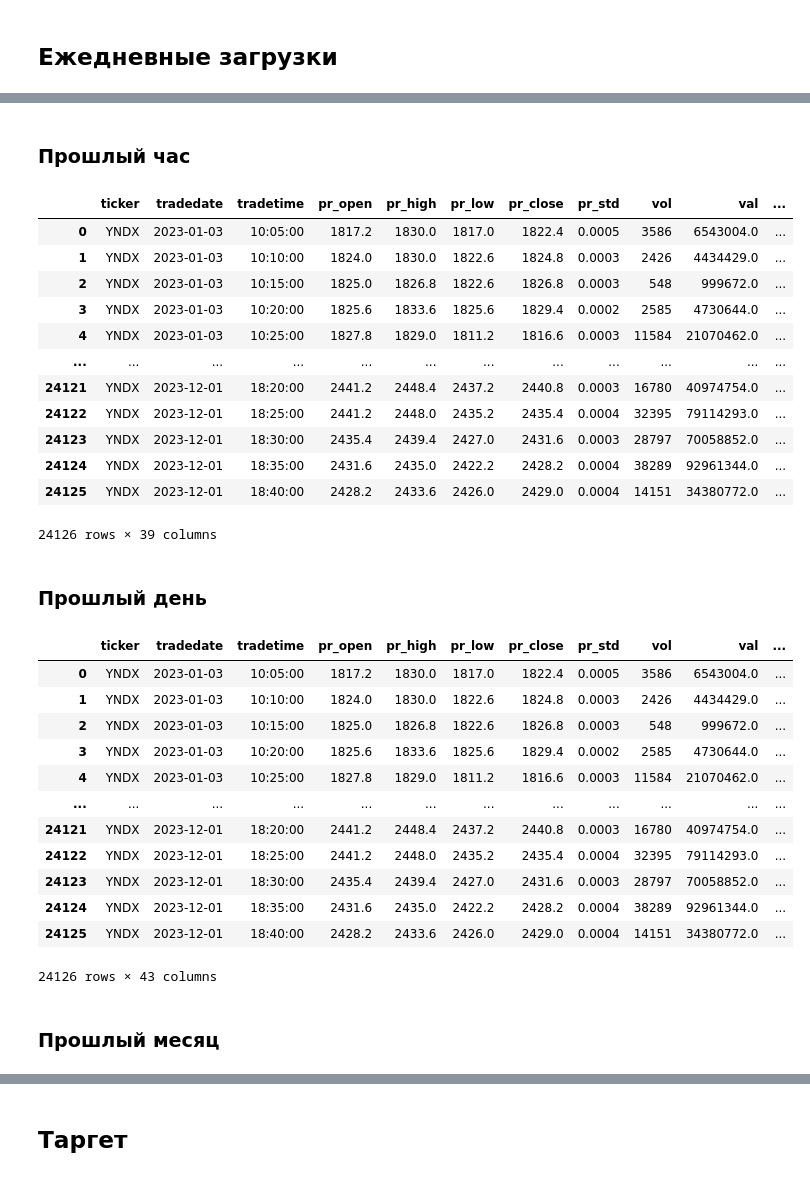
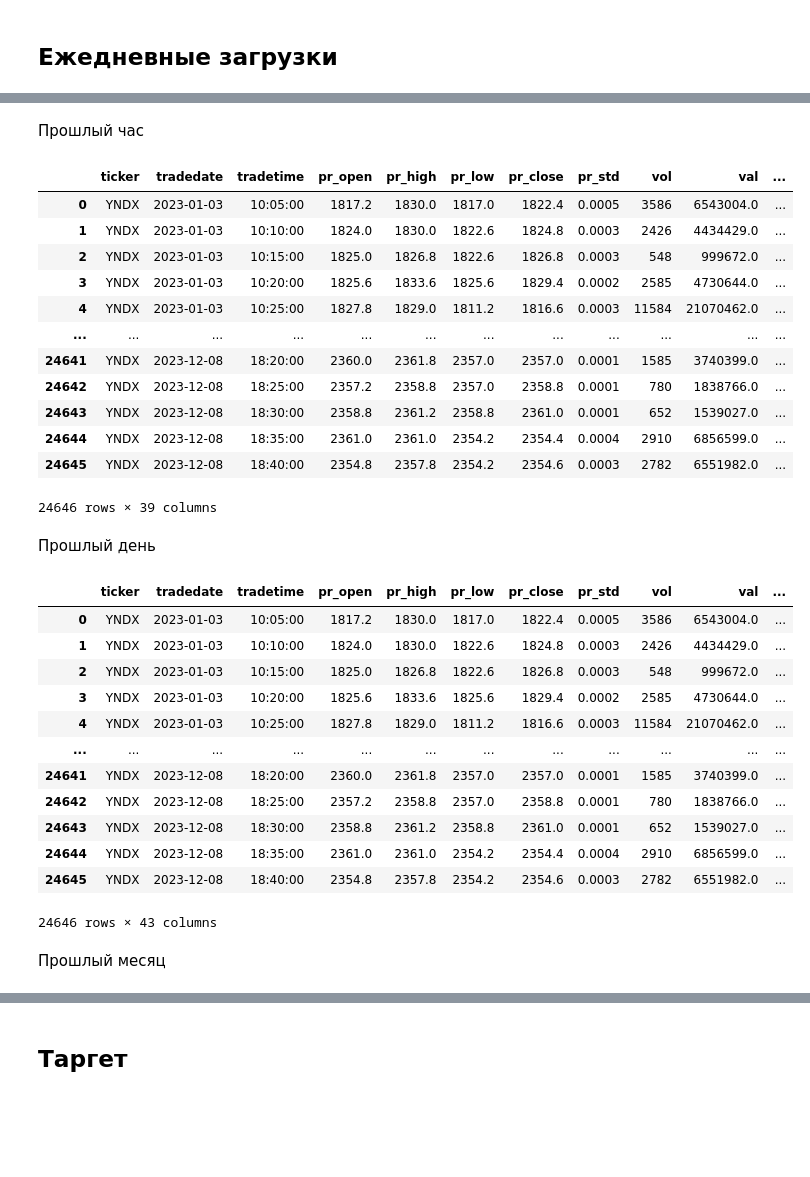
Before and after one commit to slivka83/algopack_simple_bot, a Jupyter notebook: notebooks/Model.ipynb, the cells around one changed output, grey strips where cells are left out. Drawn from its saved outputs; the diff is of its cells as text; code cells hidden in the pictures; blank space fills up the shorter version.

```diff
--- a/notebooks/Model.ipynb
+++ b/notebooks/Model.ipynb
@@ -128,26 +137,26 @@ df
 # %% [markdown]
-### Прошлый час
+Прошлый час
 # %%
 for a in ['min','max','mean','std']:
-    df[f'hour_{a}'] = df.groupby('tradedate')['pr_mean'].transform(lambda s: s.shift(1).rolling(11).agg(a))
-
+    df[f'hour_{a}'] = df.groupby('tradedate')['pr_mean'].transform(
+        lambda s: s.shift(1).rolling(11).agg(a))
 df
 # %% [output]
 |  | ticker | tradedate | tradetime | pr_open | pr_high | pr_low | pr_close | pr_std | vol | val | ... |
 | 0 | YNDX | 2023-01-03 | 10:05:00 | 1817.2 | 1830.0 | 1817.0 | 1822.4 | 0.0005 | 3586 | 6543004.0 | ... |
 | 1 | YNDX | 2023-01-03 | 10:10:00 | 1824.0 | 1830.0 | 1822.6 | 1824.8 | 0.0003 | 2426 | 4434429.0 | ... |
 | 2 | YNDX | 2023-01-03 | 10:15:00 | 1825.0 | 1826.8 | 1822.6 | 1826.8 | 0.0003 | 548 | 999672.0 | ... |
 | 3 | YNDX | 2023-01-03 | 10:20:00 | 1825.6 | 1833.6 | 1825.6 | 1829.4 | 0.0002 | 2585 | 4730644.0 | ... |
 | 4 | YNDX | 2023-01-03 | 10:25:00 | 1827.8 | 1829.0 | 1811.2 | 1816.6 | 0.0003 | 11584 | 21070462.0 | ... |
 | ... | ... | ... | ... | ... | ... | ... | ... | ... | ... | ... | ... |
-| 24121 | YNDX | 2023-12-01 | 18:20:00 | 2441.2 | 2448.4 | 2437.2 | 2440.8 | 0.0003 | 16780 | 40974754.0 | ... |
-| 24122 | YNDX | 2023-12-01 | 18:25:00 | 2441.2 | 2448.0 | 2435.2 | 2435.4 | 0.0004 | 32395 | 79114293.0 | ... |
-| 24123 | YNDX | 2023-12-01 | 18:30:00 | 2435.4 | 2439.4 | 2427.0 | 2431.6 | 0.0003 | 28797 | 70058852.0 | ... |
-| 24124 | YNDX | 2023-12-01 | 18:35:00 | 2431.6 | 2435.0 | 2422.2 | 2428.2 | 0.0004 | 38289 | 92961344.0 | ... |
-| 24125 | YNDX | 2023-12-01 | 18:40:00 | 2428.2 | 2433.6 | 2426.0 | 2429.0 | 0.0004 | 14151 | 34380772.0 | ... |
+| 24641 | YNDX | 2023-12-08 | 18:20:00 | 2360.0 | 2361.8 | 2357.0 | 2357.0 | 0.0001 | 1585 | 3740399.0 | ... |
+| 24642 | YNDX | 2023-12-08 | 18:25:00 | 2357.2 | 2358.8 | 2357.0 | 2358.8 | 0.0001 | 780 | 1838766.0 | ... |
+| 24643 | YNDX | 2023-12-08 | 18:30:00 | 2358.8 | 2361.2 | 2358.8 | 2361.0 | 0.0001 | 652 | 1539027.0 | ... |
+| 24644 | YNDX | 2023-12-08 | 18:35:00 | 2361.0 | 2361.0 | 2354.2 | 2354.4 | 0.0004 | 2910 | 6856599.0 | ... |
+| 24645 | YNDX | 2023-12-08 | 18:40:00 | 2354.8 | 2357.8 | 2354.2 | 2354.6 | 0.0003 | 2782 | 6551982.0 | ... |
-24126 rows × 39 columns
+24646 rows × 39 columns
 # %% [markdown]
-### Прошлый день
+Прошлый день
 # %%
 agg_temp = df.groupby('tradedate')['pr_mean'].agg(['min','max','mean','std'])
 agg_temp.columns = [f'ytd_{col}' for col in agg_temp.columns]
@@ -164,14 +173,14 @@ df
 | 3 | YNDX | 2023-01-03 | 10:20:00 | 1825.6 | 1833.6 | 1825.6 | 1829.4 | 0.0002 | 2585 | 4730644.0 | ... |
 | 4 | YNDX | 2023-01-03 | 10:25:00 | 1827.8 | 1829.0 | 1811.2 | 1816.6 | 0.0003 | 11584 | 21070462.0 | ... |
 | ... | ... | ... | ... | ... | ... | ... | ... | ... | ... | ... | ... |
-| 24121 | YNDX | 2023-12-01 | 18:20:00 | 2441.2 | 2448.4 | 2437.2 | 2440.8 | 0.0003 | 16780 | 40974754.0 | ... |
-| 24122 | YNDX | 2023-12-01 | 18:25:00 | 2441.2 | 2448.0 | 2435.2 | 2435.4 | 0.0004 | 32395 | 79114293.0 | ... |
-| 24123 | YNDX | 2023-12-01 | 18:30:00 | 2435.4 | 2439.4 | 2427.0 | 2431.6 | 0.0003 | 28797 | 70058852.0 | ... |
-| 24124 | YNDX | 2023-12-01 | 18:35:00 | 2431.6 | 2435.0 | 2422.2 | 2428.2 | 0.0004 | 38289 | 92961344.0 | ... |
-| 24125 | YNDX | 2023-12-01 | 18:40:00 | 2428.2 | 2433.6 | 2426.0 | 2429.0 | 0.0004 | 14151 | 34380772.0 | ... |
+| 24641 | YNDX | 2023-12-08 | 18:20:00 | 2360.0 | 2361.8 | 2357.0 | 2357.0 | 0.0001 | 1585 | 3740399.0 | ... |
+| 24642 | YNDX | 2023-12-08 | 18:25:00 | 2357.2 | 2358.8 | 2357.0 | 2358.8 | 0.0001 | 780 | 1838766.0 | ... |
+| 24643 | YNDX | 2023-12-08 | 18:30:00 | 2358.8 | 2361.2 | 2358.8 | 2361.0 | 0.0001 | 652 | 1539027.0 | ... |
+| 24644 | YNDX | 2023-12-08 | 18:35:00 | 2361.0 | 2361.0 | 2354.2 | 2354.4 | 0.0004 | 2910 | 6856599.0 | ... |
+| 24645 | YNDX | 2023-12-08 | 18:40:00 | 2354.8 | 2357.8 | 2354.2 | 2354.6 | 0.0003 | 2782 | 6551982.0 | ... |
-24126 rows × 43 columns
+24646 rows × 43 columns
 # %% [markdown]
-### Прошлый месяц
+Прошлый месяц
 # %%
 month_temp = df['pr_mean'].rolling(3120).agg(['min','max','mean','std'])
 month_temp.columns = [f'month_{col}' for col in month_temp.columns]
```
Also changed, not shown: parts of 46 cells of this notebook, 8 other files.
